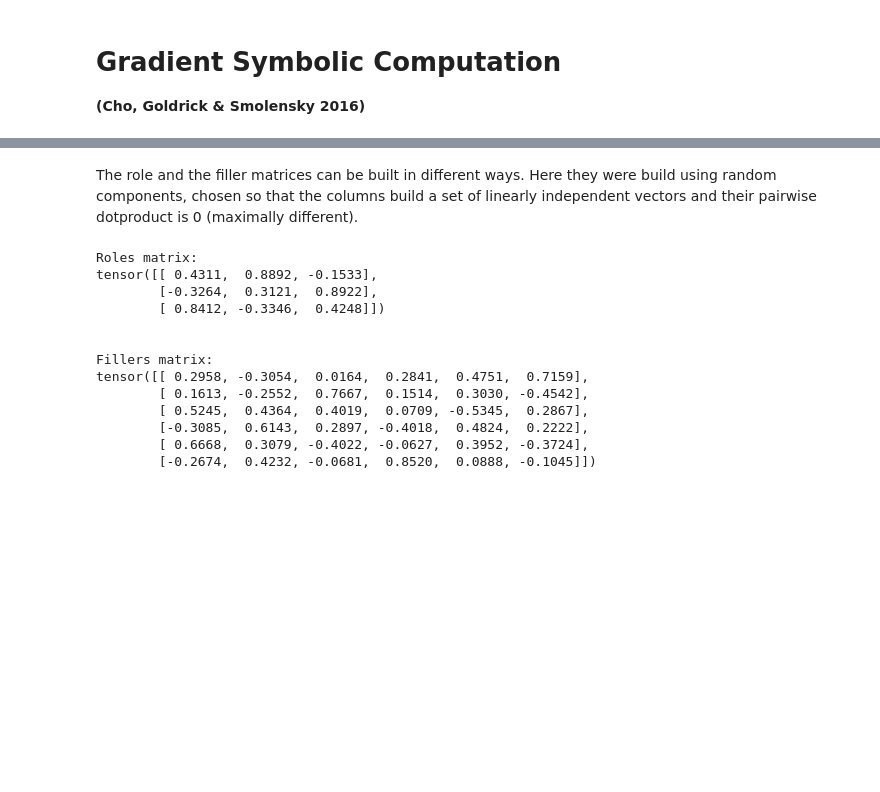
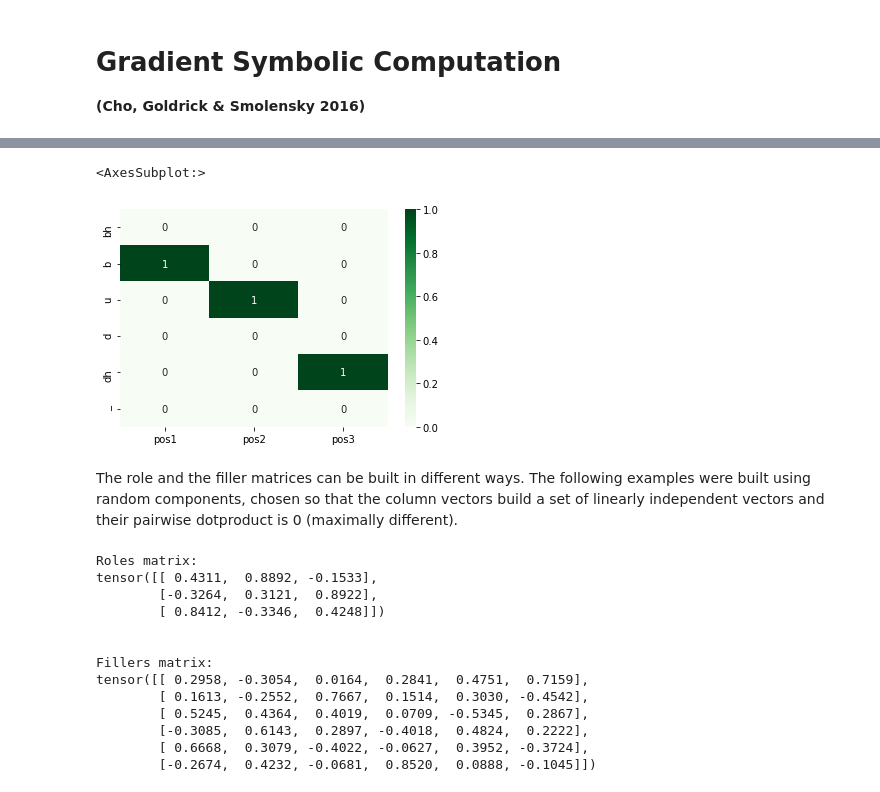
Before and after one commit to amasotti/grascom, a Jupyter notebook: TPR_example.ipynb, the cells around one changed output, grey strips where cells are left out. Drawn from its saved outputs; the diff is of its cells as text; code cells hidden in the pictures; blank space fills up the shorter version.

Commit message:
clamping improved, examples as jup.notebook

```diff
--- a/TPR_example.ipynb
+++ b/TPR_example.ipynb
@@ -41,6 +43,8 @@ Now suppose that our language also consists of the additional fillers "bh" and "
 
 The binding matrix for *budh* would be:
 # %%
+fillers = ["bh", "b", "u", "d", "dh", "_"]
+roles = ["pos1", "pos2", "pos3"]
 # 3 cols : 3 positions for the roots (initial, middle, final) and 6 rows, one for each filler
 budh = torch.tensor([[0., 0., 0.],
                      [1., 0., 0.],
@@ -48,3 +52,4 @@ budh = torch.tensor([[0., 0., 0.],
                      [0., 0., 0.],
                      [0., 0., 1.],
                      [0., 0., 0.]])
+print(pd.DataFrame(budh.numpy(), index=fillers, columns=roles))
@@ -51,5 +64,11 @@ budh = torch.tensor([[0., 0., 0.],
+# %%
+df = pd.DataFrame(budh.numpy(), index=fillers, columns=roles)
+sns.heatmap(df, annot=True, cmap="Greens")
+# %% [output]
+<AxesSubplot:>
+[figure, added]
 # %% [markdown]
-The role and the filler matrices can be built in different ways. Here they were build using random components, chosen so that the columns build a set of linearly independent vectors and their pairwise dotproduct is 0 (maximally different).
+The role and the filler matrices can be built in different ways. The following examples were built using random components, chosen so that the column vectors build a set of linearly independent vectors and their pairwise dotproduct is 0 (maximally different).
 # %%
 R = torch.tensor([[ 0.4311,  0.8892, -0.1533],[-0.3264,  0.3121,  0.8922],[ 0.8412, -0.3346,  0.4248]])
 F = torch.tensor([[ 0.2958, -0.3054,  0.0164,  0.2841,  0.4751,  0.7159],
```
Also changed, not shown: parts of 16 cells of this notebook, 26 other files.
